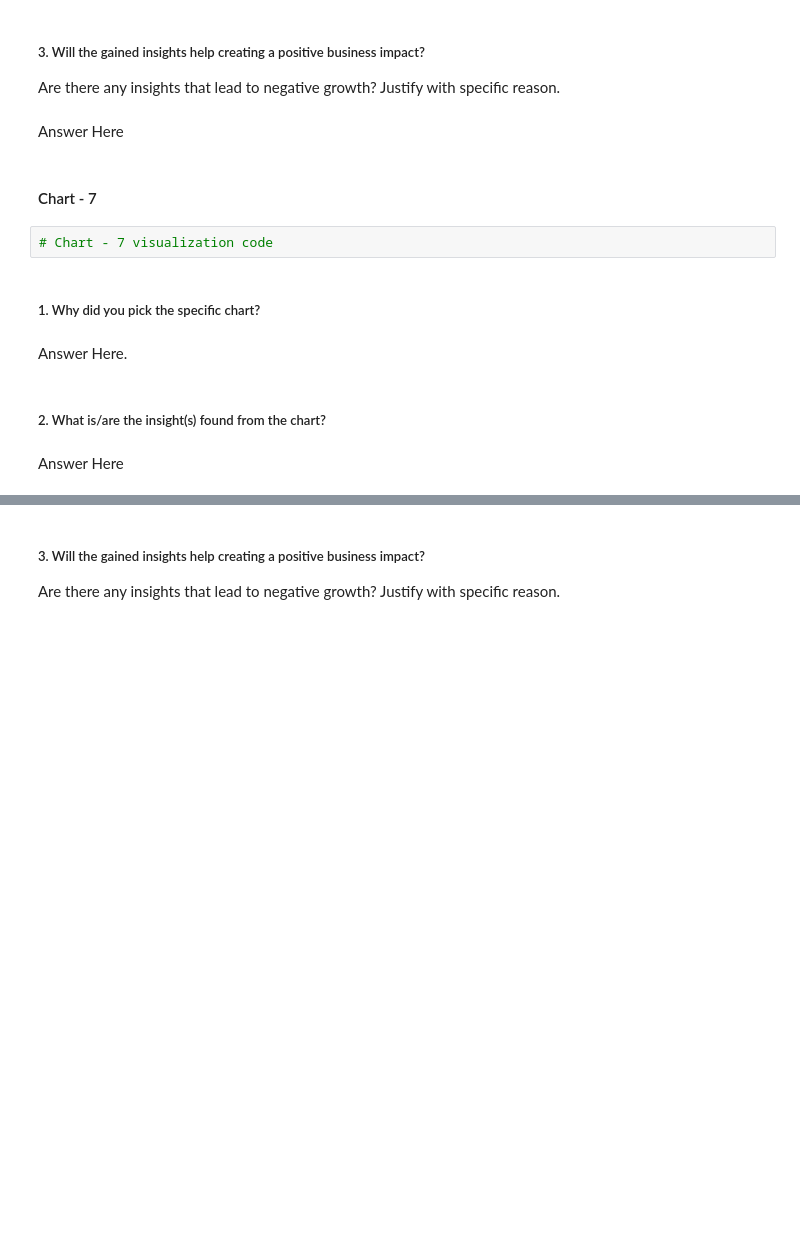
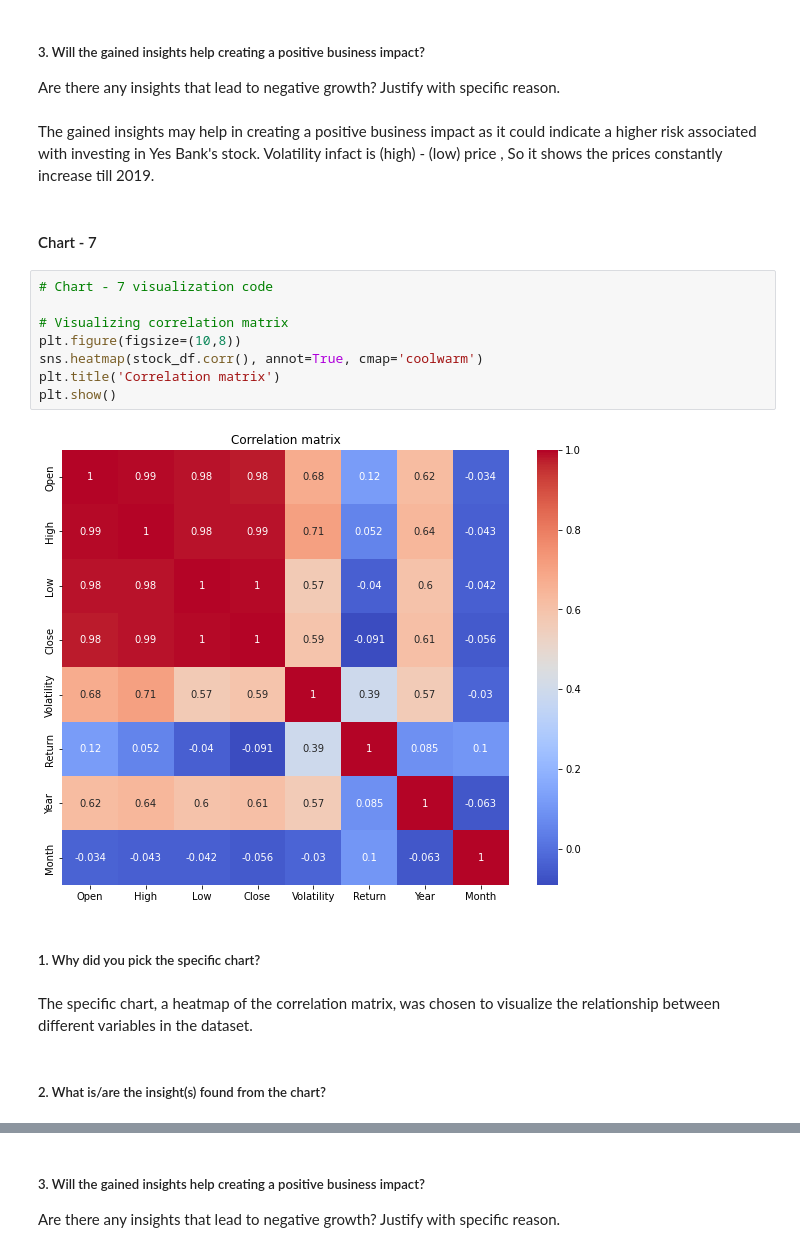
Before and after one commit to Saurabhshrma/YesBank-Stock-Closing-Price-Predicton, a Jupyter notebook: YesBank_regression.ipynb, the cells around one changed output, grey strips where cells are left out. Saved outputs shown, nothing was run; the diff lists cells and outputs as text; blank space fills up the shorter version.

```diff
--- a/YesBank_regression.ipynb
+++ b/YesBank_regression.ipynb
@@ -391,17 +400,23 @@ Answer Here
 # %% [markdown]
 ##### 3. Will the gained insights help creating a positive business impact?
 Are there any insights that lead to negative growth? Justify with specific reason.
-# %% [markdown]
-Answer Here
+# %% [markdown]
+The gained insights may help in creating a positive business impact as it could indicate a higher risk associated with investing in Yes Bank's stock. Volatility infact is (high) - (low) price , So it shows the prices constantly increase till 2019.
 # %% [markdown]
 #### Chart - 7
-# %%
-# Chart - 7 visualization code
+# %%
+# Chart - 7 visualization code
+
+# Visualizing correlation matrix
+plt.figure(figsize=(10,8))
+sns.heatmap(stock_df.corr(), annot=True, cmap='coolwarm')
+plt.title('Correlation matrix')
+plt.show()
+# %% [output]
+[figure, added]
 # %% [markdown]
 ##### 1. Why did you pick the specific chart?
-# %% [markdown]
-Answer Here.
+# %% [markdown]
+The specific chart, a heatmap of the correlation matrix, was chosen to visualize the relationship between different variables in the dataset.
 # %% [markdown]
 ##### 2. What is/are the insight(s) found from the chart?
-# %% [markdown]
-Answer Here
```
Also changed, not shown: parts of 89 cells of this notebook.
